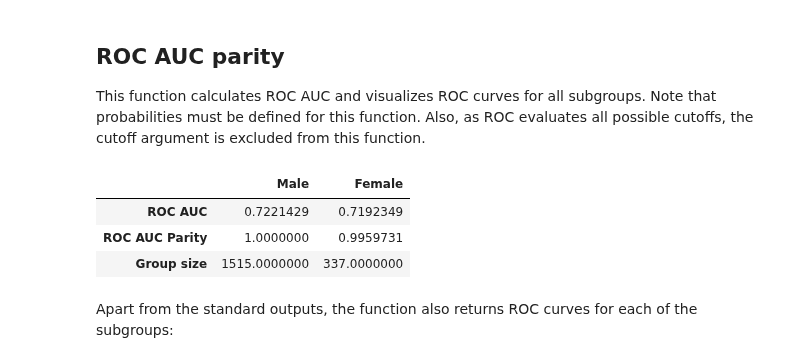
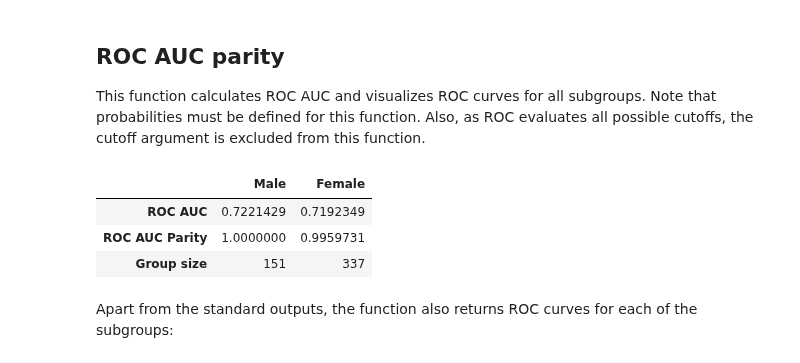
Before and after one commit to kozodoi/website, a Jupyter notebook: _notebooks/2020-05-01-fairness-tutorial.ipynb, the cells around one changed output. Saved outputs shown, nothing was run; the diff lists cells and outputs as text; code cells hidden in the pictures.

Commit message:
post: Update fairness tutorial
- fixes for long numbers and tables
- add info on v1.2.2

```diff
--- a/_notebooks/2020-05-01-fairness-tutorial.ipynb
+++ b/_notebooks/2020-05-01-fairness-tutorial.ipynb
@@ -441,16 +444,15 @@ This function calculates ROC AUC and visualizes ROC curves for all subgroups. No
 # %%
 res_auc <- roc_parity(data         = df_valid,
                       outcome      = 'Two_yr_Recidivism_01',
-                      outcome_base = '0',
                       group        = 'Female',
                       probs        = 'prob_1',
                       base         = 'Male')
 res_auc$Metric
 # %% [output]
 |  | Male | Female |
 | ROC AUC | 0.7221429 | 0.7192349 |
 | ROC AUC Parity | 1.0000000 | 0.9959731 |
-| Group size | 1515.0000000 | 337.0000000 |
+| Group size | 151 | 337 |
 # %% [markdown]
 Apart from the standard outputs, the function also returns ROC curves for each of the subgroups:
 # %%
```
Also changed, not shown: parts of 14 cells of this notebook.
